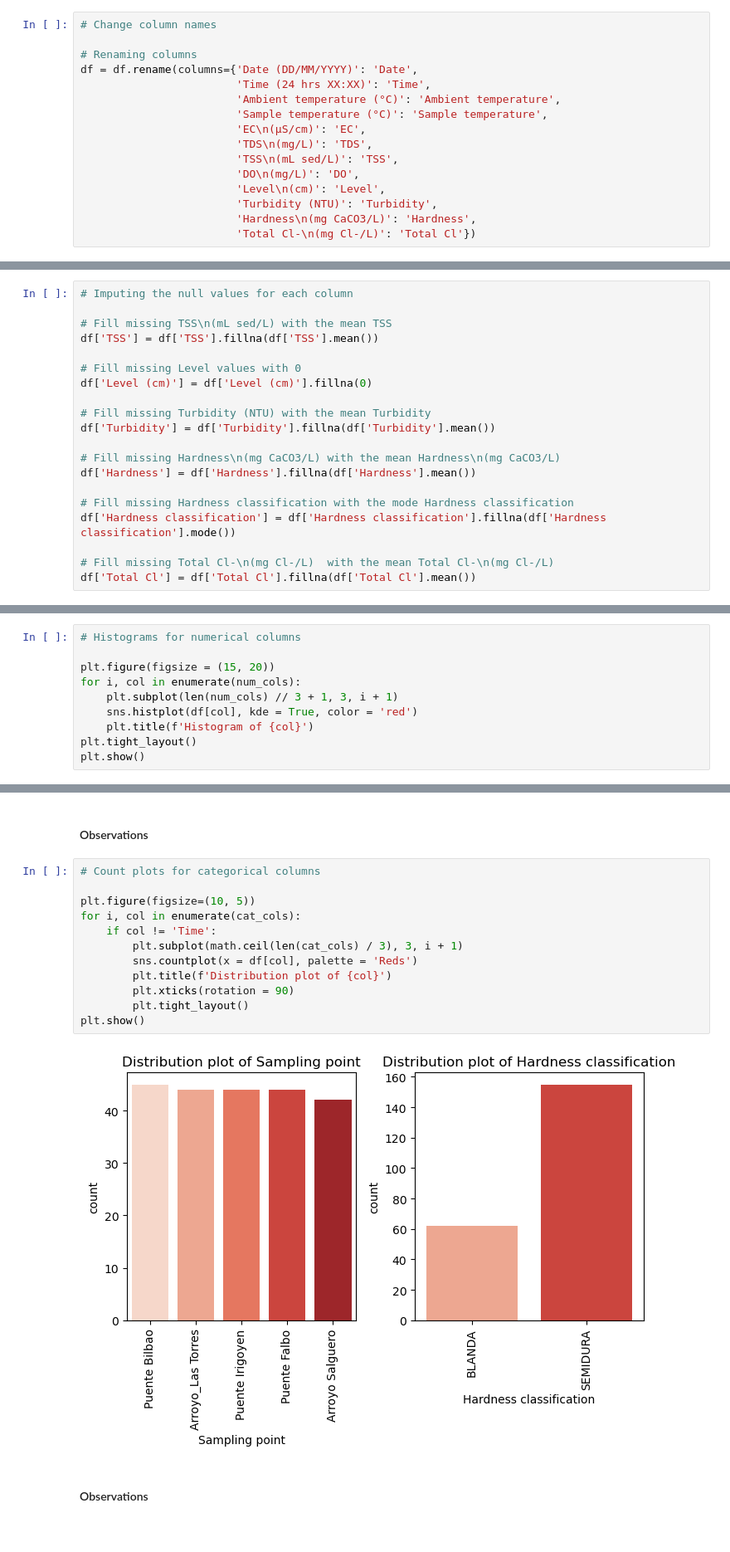
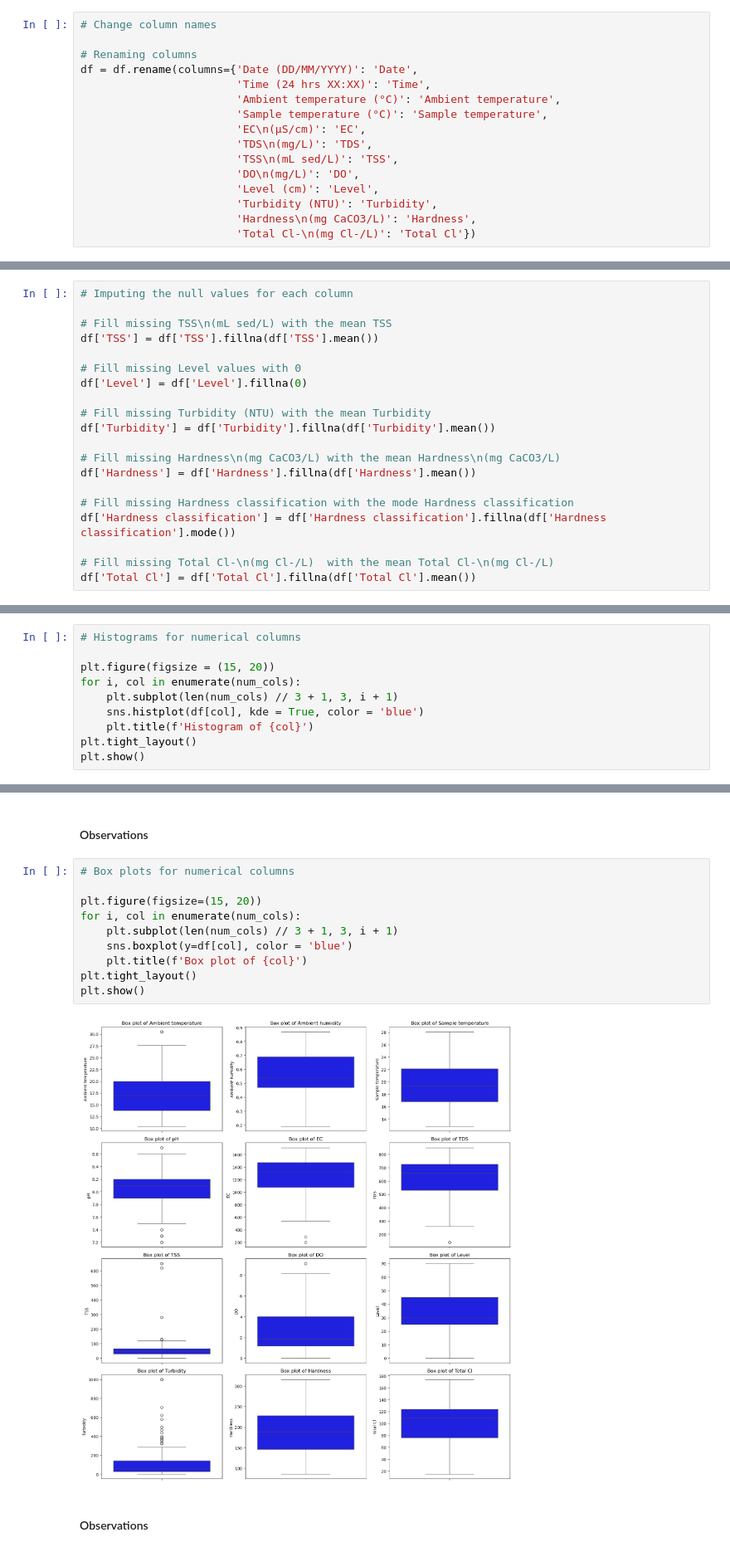
Before and after one commit to sarahgracemahlangu/ExploreAI-Python-Group-Project, a Jupyter notebook: python_group_project.ipynb, the cells around one changed output, grey strips where cells are left out. Shown at 83% size. Drawn from its saved outputs; the diff is of its cells as text.

Commit message:
Added distribution plots and date time analysis

```diff
--- a/python_group_project.ipynb
+++ b/python_group_project.ipynb
@@ -72,7 +72,7 @@ df = df.rename(columns={'Date (DD/MM/YYYY)': 'Date',
                         'TDS\n(mg/L)': 'TDS',
                         'TSS\n(mL sed/L)': 'TSS',
                         'DO\n(mg/L)': 'DO',
-                        'Level\n(cm)': 'Level',
+                        'Level (cm)': 'Level',
                         'Turbidity (NTU)': 'Turbidity',
                         'Hardness\n(mg CaCO3/L)': 'Hardness',
                         'Total Cl-\n(mg Cl-/L)': 'Total Cl'})
@@ -107,7 +107,7 @@ dtype: int64
 df['TSS'] = df['TSS'].fillna(df['TSS'].mean())
 
 # Fill missing Level values with 0
-df['Level (cm)'] = df['Level (cm)'].fillna(0)
+df['Level'] = df['Level'].fillna(0)
 
 # Fill missing Turbidity (NTU) with the mean Turbidity
 df['Turbidity'] = df['Turbidity'].fillna(df['Turbidity'].mean())
@@ -171,7 +171,7 @@ cat_cols = df.select_dtypes(include = ['object']).columns
 plt.figure(figsize = (15, 20))
 for i, col in enumerate(num_cols):
     plt.subplot(len(num_cols) // 3 + 1, 3, i + 1)
-    sns.histplot(df[col], kde = True, color = 'red')
+    sns.histplot(df[col], kde = True, color = 'blue')
     plt.title(f'Histogram of {col}')
 plt.tight_layout()
 plt.show()
@@ -180,18 +180,16 @@ plt.show()
 # %% [markdown]
 #### Observations
 # %%
-# Count plots for categorical columns
+# Box plots for numerical columns
 
-plt.figure(figsize=(10, 5))
-for i, col in enumerate(cat_cols):
-    if col != 'Time':
-        plt.subplot(math.ceil(len(cat_cols) / 3), 3, i + 1)
-        sns.countplot(x = df[col], palette = 'Reds')
-        plt.title(f'Distribution plot of {col}')
-        plt.xticks(rotation = 90)
-        plt.tight_layout()
+plt.figure(figsize=(15, 20))
+for i, col in enumerate(num_cols):
+    plt.subplot(len(num_cols) // 3 + 1, 3, i + 1)
+    sns.boxplot(y=df[col], color = 'blue')
+    plt.title(f'Box plot of {col}')
+plt.tight_layout()
 plt.show()
 # %% [output]
-[figure, old version]
+[figure, new version]
 # %% [markdown]
 #### Observations
```
Also changed, not shown: parts of 35 cells of this notebook.
